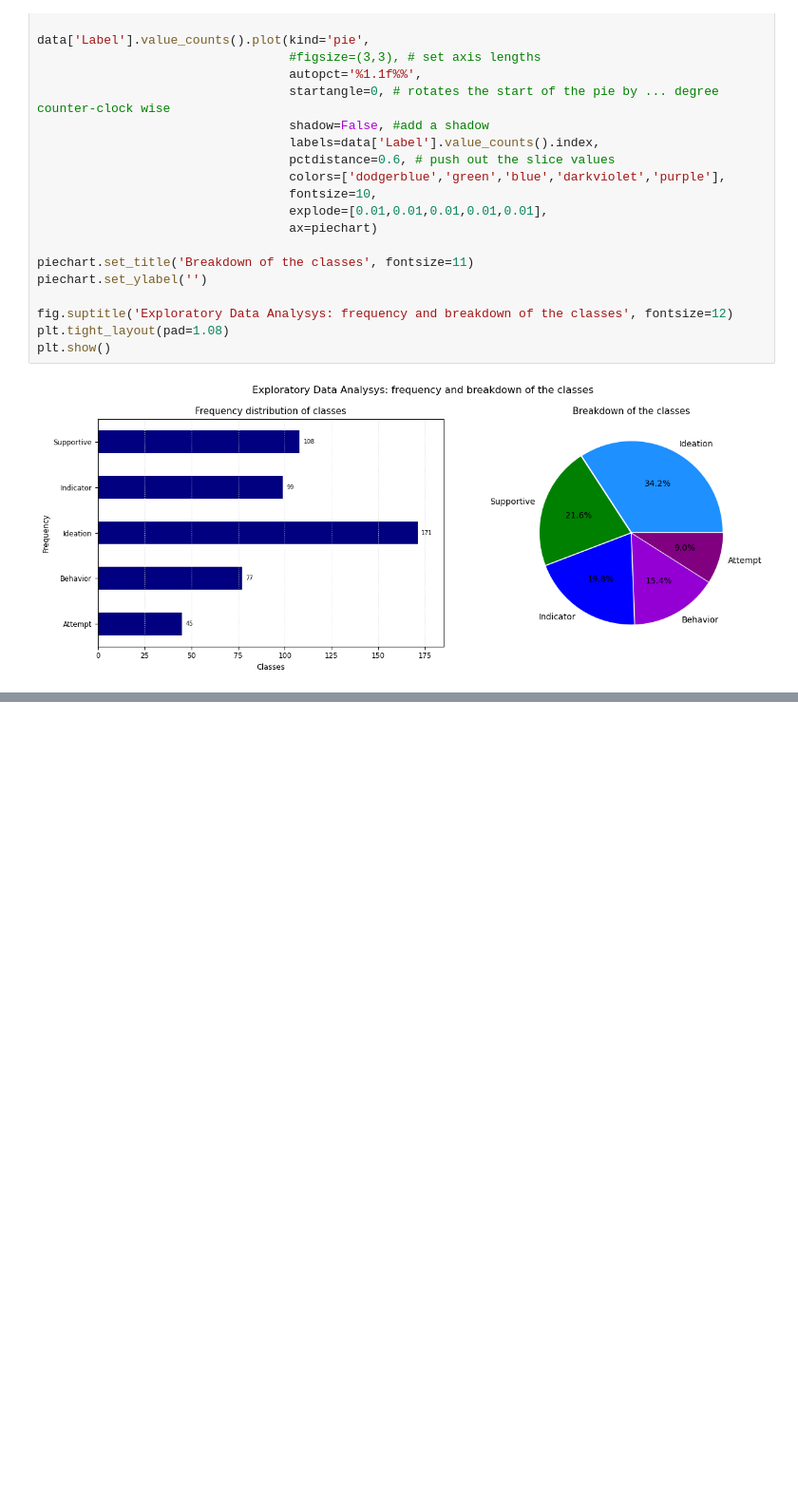
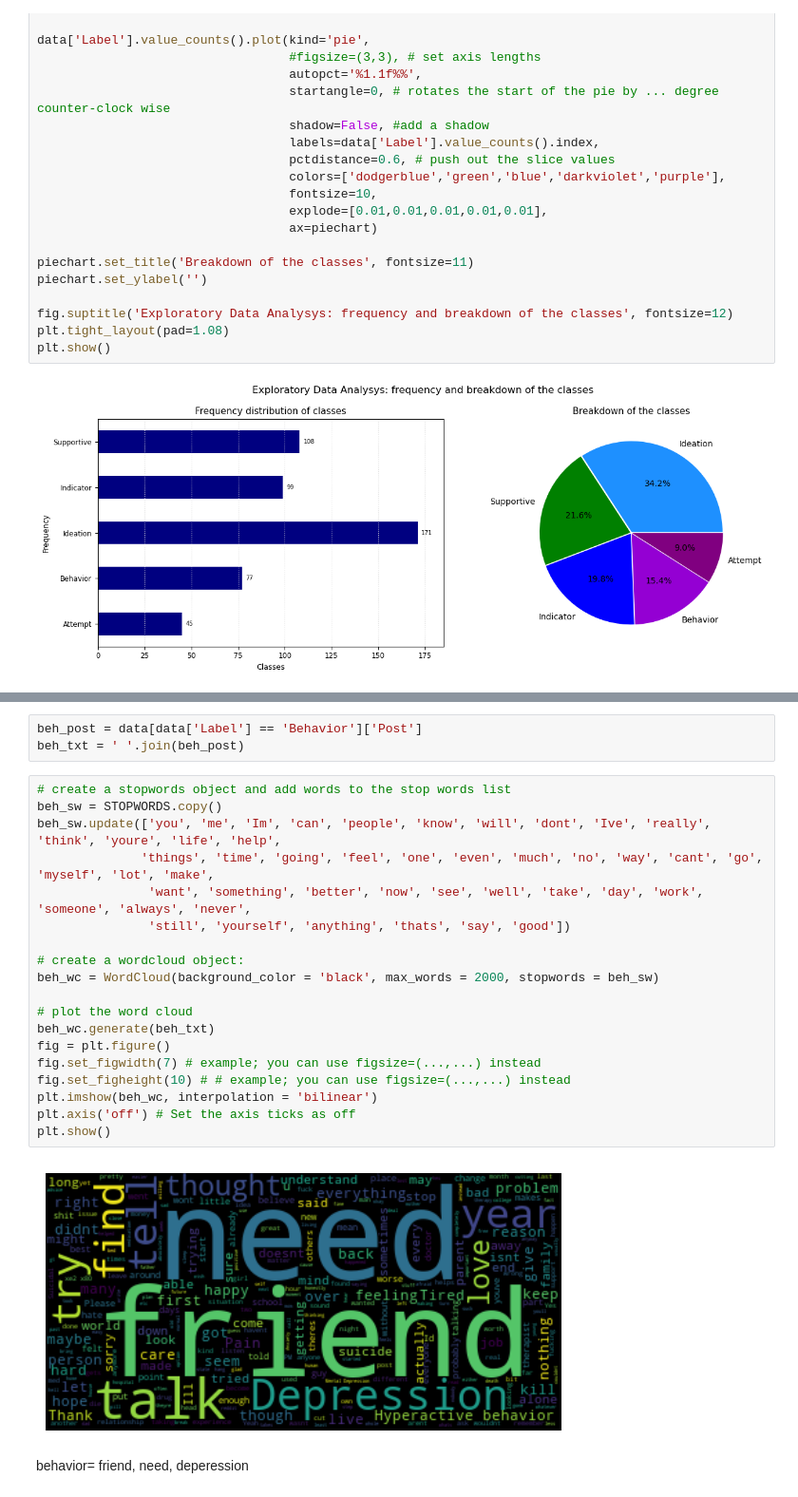
Before and after one commit to SebastianoDenegri/Targeted_Suicide_Intervention, a Jupyter notebook: Reddit_Users_Classification.ipynb, the cells around one changed output, grey strips where cells are left out. Shown at 95% size. Drawn from its saved outputs; the diff is of its cells as text; blank space fills up the shorter version.

```diff
--- a/Reddit_Users_Classification.ipynb
+++ b/Reddit_Users_Classification.ipynb
@@ -344,0 +411,26 @@ plt.show()
+# %%
+beh_post = data[data['Label'] == 'Behavior']['Post']
+beh_txt = ' '.join(beh_post)
+# %%
+# create a stopwords object and add words to the stop words list
+beh_sw = STOPWORDS.copy()
+beh_sw.update(['you', 'me', 'Im', 'can', 'people', 'know', 'will', 'dont', 'Ive', 'really', 'think', 'youre', 'life', 'help',
+              'things', 'time', 'going', 'feel', 'one', 'even', 'much', 'no', 'way', 'cant', 'go', 'myself', 'lot', 'make',
+               'want', 'something', 'better', 'now', 'see', 'well', 'take', 'day', 'work', 'someone', 'always', 'never',
+               'still', 'yourself', 'anything', 'thats', 'say', 'good'])
+
+# create a wordcloud object:
+beh_wc = WordCloud(background_color = 'black', max_words = 2000, stopwords = beh_sw)
+
+# plot the word cloud
+beh_wc.generate(beh_txt)
+fig = plt.figure()
+fig.set_figwidth(7) # example; you can use figsize=(...,...) instead
+fig.set_figheight(10) # # example; you can use figsize=(...,...) instead
+plt.imshow(beh_wc, interpolation = 'bilinear')
+plt.axis('off') # Set the axis ticks as off
+plt.show()
+# %% [output]
+[figure, added]
+# %% [markdown]
+behavior= friend, need, deperession
```
Also changed, not shown: parts of 17 cells of this notebook.
